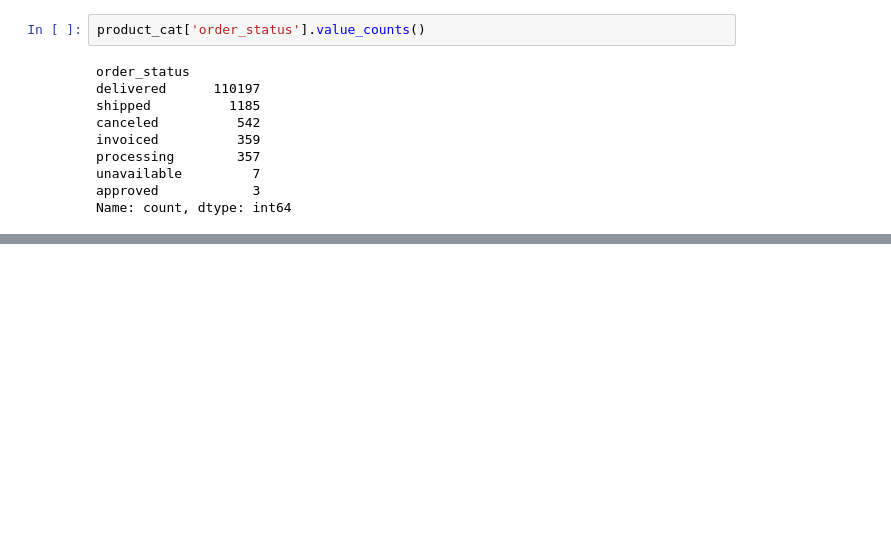
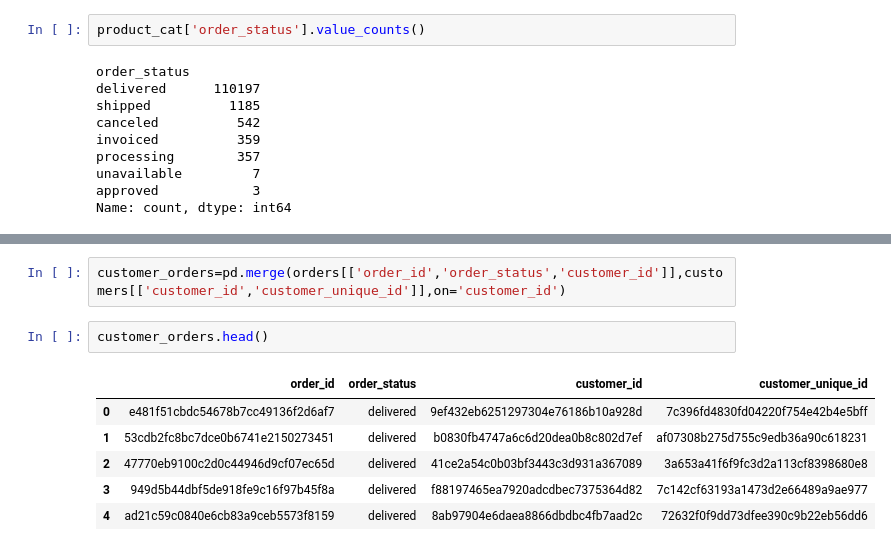
Before and after one commit to Shamitha-ramya/ecommerce-sales-analysis, a Jupyter notebook: notebook/products.ipynb, the cells around one changed output, grey strips where cells are left out. Drawn from its saved outputs; the diff is of its cells as text; blank space fills up the shorter version.

```diff
--- a/notebook/products.ipynb
+++ b/notebook/products.ipynb
@@ -149,0 +241,11 @@ product_cat[product_cat['order_status']=='canceled'].groupby('')
+# %%
+customer_orders=pd.merge(orders[['order_id','order_status','customer_id']],customers[['customer_id','customer_unique_id']],on='customer_id')
+# %%
+customer_orders.head()
+# %% [output]
+|  | order_id | order_status | customer_id | customer_unique_id |
+| 0 | e481f51cbdc54678b7cc49136f2d6af7 | delivered | 9ef432eb6251297304e76186b10a928d | 7c396fd4830fd04220f754e42b4e5bff |
+| 1 | 53cdb2fc8bc7dce0b6741e2150273451 | delivered | b0830fb4747a6c6d20dea0b8c802d7ef | af07308b275d755c9edb36a90c618231 |
+| 2 | 47770eb9100c2d0c44946d9cf07ec65d | delivered | 41ce2a54c0b03bf3443c3d931a367089 | 3a653a41f6f9fc3d2a113cf8398680e8 |
+| 3 | 949d5b44dbf5de918fe9c16f97b45f8a | delivered | f88197465ea7920adcdbec7375364d82 | 7c142cf63193a1473d2e66489a9ae977 |
+| 4 | ad21c59c0840e6cb83a9ceb5573f8159 | delivered | 8ab97904e6daea8866dbdbc4fb7aad2c | 72632f0f9dd73dfee390c9b22eb56dd6 |
```
Also changed, not shown: parts of 15 cells of this notebook, 2 other files.
